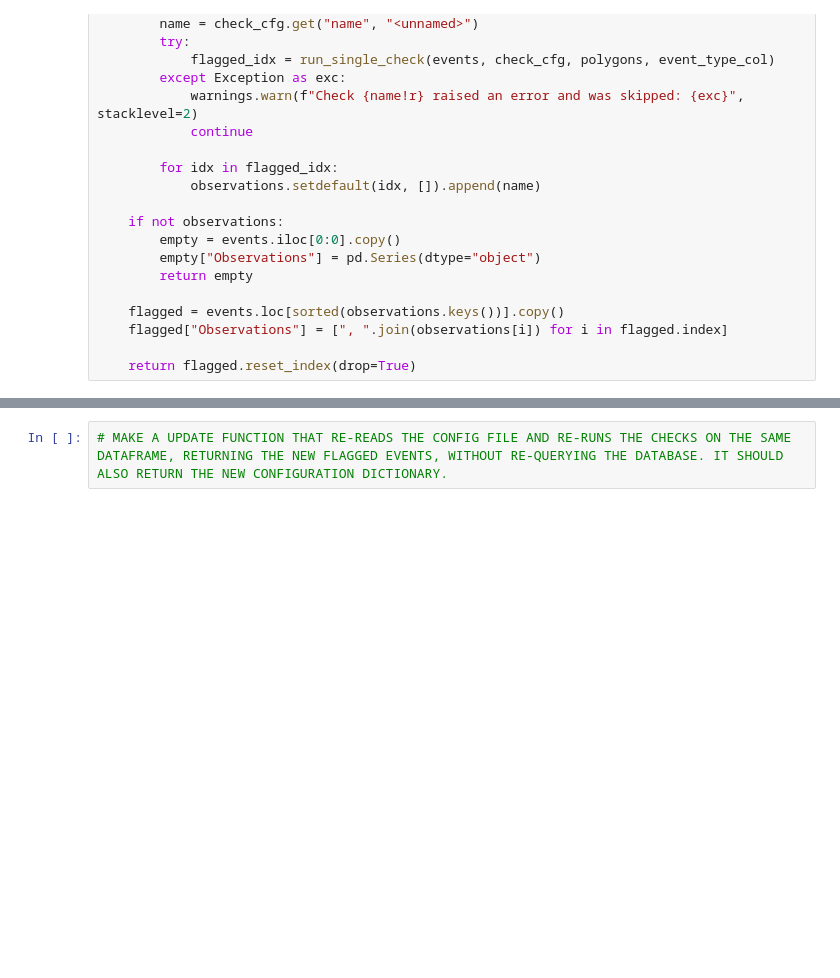
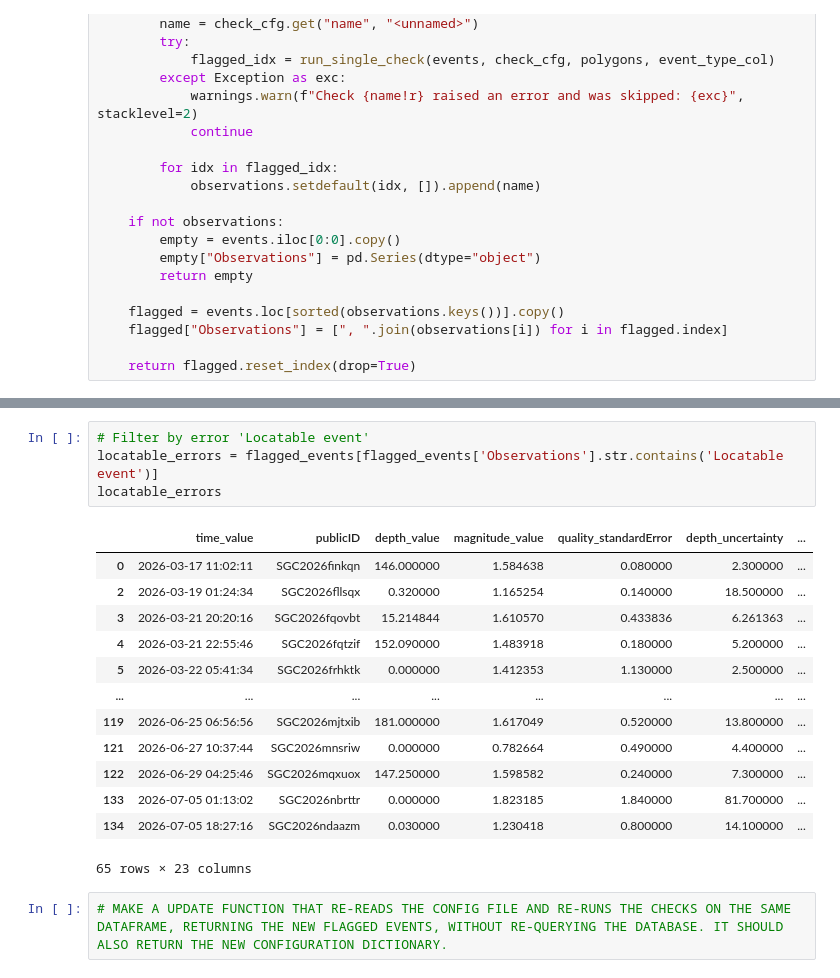
Before and after one commit to KenethGarcia/Revision_Sismicidad_SGC, a Jupyter notebook: notebooks/Setting_config_file.ipynb, the cells around one changed output, grey strips where cells are left out. Drawn from its saved outputs; the diff is of its cells as text; blank space fills up the shorter version.

```diff
--- a/notebooks/Setting_config_file.ipynb
+++ b/notebooks/Setting_config_file.ipynb
@@ -1245,3 +1276,21 @@ flagged_events
 136 rows × 23 columns
+# %%
+# Filter by error 'Locatable event'
+locatable_errors = flagged_events[flagged_events['Observations'].str.contains('Locatable event')]
+locatable_errors
+# %% [output]
+|  | time_value | publicID | depth_value | magnitude_value | quality_standardError | depth_uncertainty | ... |
+| 0 | 2026-03-17 11:02:11 | SGC2026finkqn | 146.000000 | 1.584638 | 0.080000 | 2.300000 | ... |
+| 2 | 2026-03-19 01:24:34 | SGC2026fllsqx | 0.320000 | 1.165254 | 0.140000 | 18.500000 | ... |
+| 3 | 2026-03-21 20:20:16 | SGC2026fqovbt | 15.214844 | 1.610570 | 0.433836 | 6.261363 | ... |
+| 4 | 2026-03-21 22:55:46 | SGC2026fqtzif | 152.090000 | 1.483918 | 0.180000 | 5.200000 | ... |
+| 5 | 2026-03-22 05:41:34 | SGC2026frhktk | 0.000000 | 1.412353 | 1.130000 | 2.500000 | ... |
+| ... | ... | ... | ... | ... | ... | ... | ... |
+| 119 | 2026-06-25 06:56:56 | SGC2026mjtxib | 181.000000 | 1.617049 | 0.520000 | 13.800000 | ... |
+| 121 | 2026-06-27 10:37:44 | SGC2026mnsriw | 0.000000 | 0.782664 | 0.490000 | 4.400000 | ... |
+| 122 | 2026-06-29 04:25:46 | SGC2026mqxuox | 147.250000 | 1.598582 | 0.240000 | 7.300000 | ... |
+| 133 | 2026-07-05 01:13:02 | SGC2026nbrttr | 0.000000 | 1.823185 | 1.840000 | 81.700000 | ... |
+| 134 | 2026-07-05 18:27:16 | SGC2026ndaazm | 0.030000 | 1.230418 | 0.800000 | 14.100000 | ... |
+65 rows × 23 columns
 # %%
 # MAKE A UPDATE FUNCTION THAT RE-READS THE CONFIG FILE AND RE-RUNS THE CHECKS ON THE SAME DATAFRAME, RETURNING THE NEW FLAGGED EVENTS, WITHOUT RE-QUERYING THE DATABASE. IT SHOULD ALSO RETURN THE NEW CONFIGURATION DICTIONARY.
```
Also changed, not shown: parts of 6 cells of this notebook.
